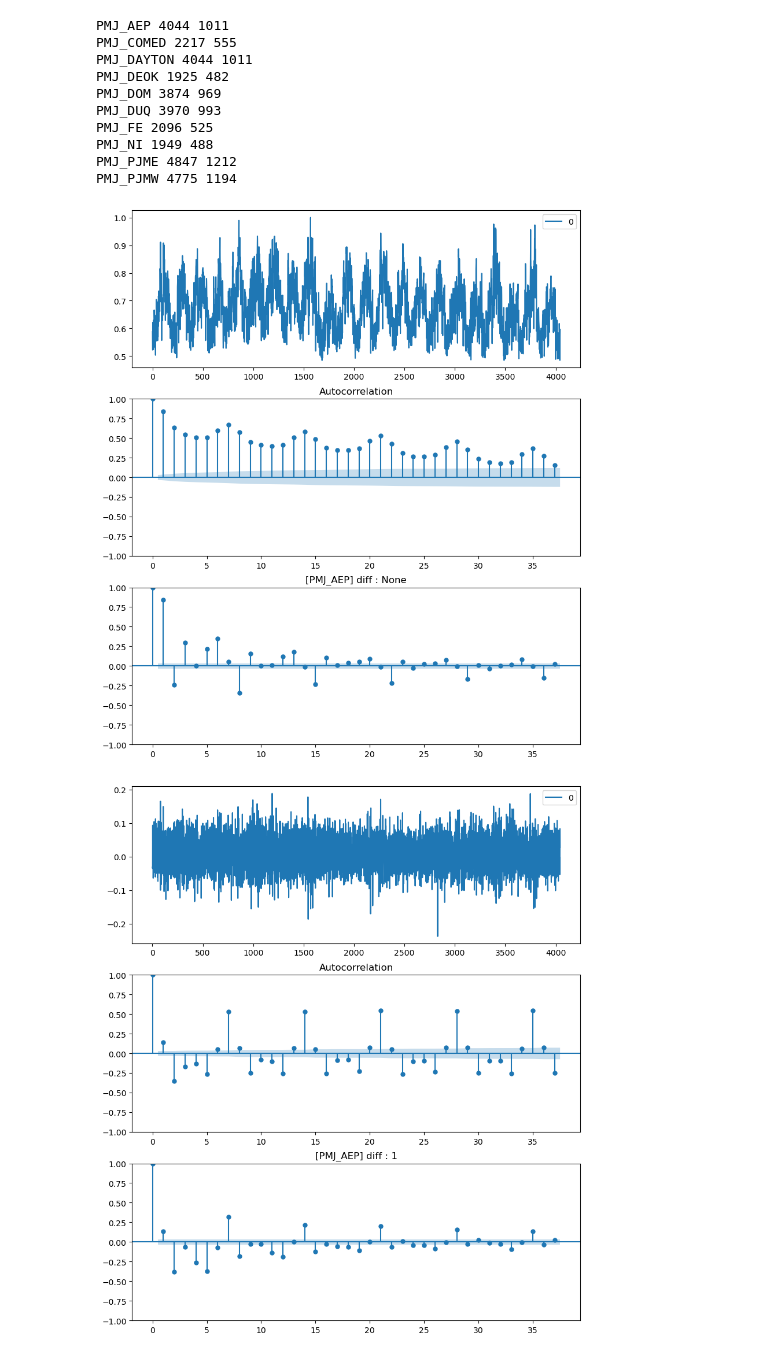
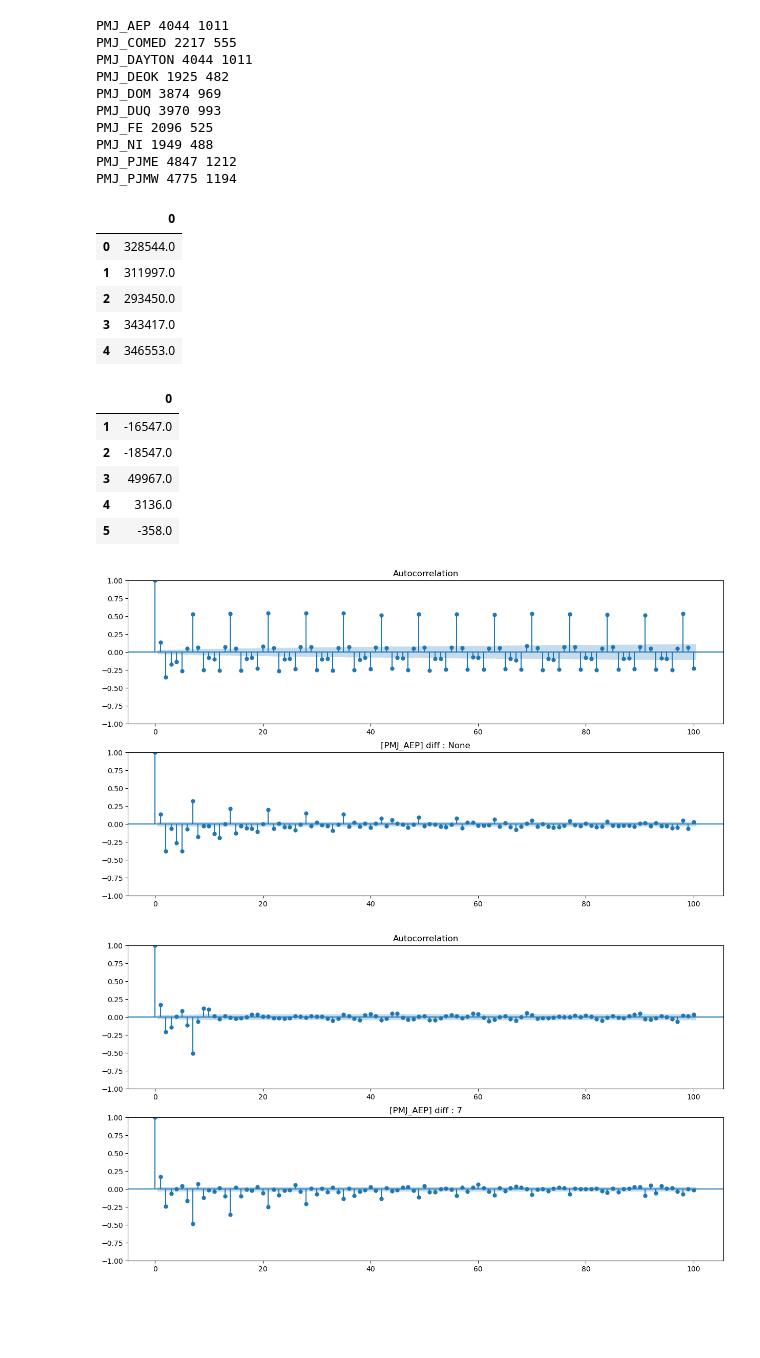
Before and after one commit to qja1998/co2_forecast, a Jupyter notebook: ARIMA/train.ipynb, the cells around one changed output. Drawn from its saved outputs; the diff is of its cells as text; code cells hidden in the pictures; blank space fills up the shorter version.

```diff
--- a/ARIMA/train.ipynb
+++ b/ARIMA/train.ipynb
@@ -33,7 +34,7 @@ df_dict = data_extract(df_dict, pmj_df, 'PMJ', pmj_cols)
 
 for df_name in df_dict:
     df = df_dict[df_name]
-    train_data, val_data, scaler = get_data(df)
+    train_data, val_data, scaler = get_data(df, False)
     print(df_name, len(train_data), len(val_data))
     train_data_list.append((train_data, df_name, scaler))
     val_data_list.append((val_data, df_name, scaler))
@@ -50,3 +51,12 @@ PMJ_PJME 4847 1212
 PMJ_PJMW 4775 1194
 # %%
 tmp_data, t, scaler = train_data_list[0]
+tmp_data = pd.DataFrame(tmp_data)
+tmp_data.head()
+# %% [output]
+|  | 0 |
+| 0 | 328544.0 |
+| 1 | 311997.0 |
+| 2 | 293450.0 |
+| 3 | 343417.0 |
+| 4 | 346553.0 |
@@ -55,9 +63,18 @@ tmp_data = pd.DataFrame(tmp_data)
+# %%
+tmp_diff1 = tmp_data.diff().dropna()
+tmp_diff1.head()
+# %% [output]
+|  | 0 |
+| 1 | -16547.0 |
+| 2 | -18547.0 |
+| 3 | 49967.0 |
+| 4 | 3136.0 |
+| 5 | -358.0 |
 # %%
 from util import plot_ac
-diff = [1, 2, 3, 4]
-for tmp_data, t, scaler in train_data_list[:1]:
-    tmp_data = pd.DataFrame(tmp_data)
-    plot_ac(tmp_data, t, diff, data=True, acf=True, pacf=True)
+diff = [7]
+
+plot_ac(tmp_diff1, t, diff, data=False, acf=True, pacf=True, lags=100)
 # %% [output]
-[figure, old version]
+[figure, new version]
-[figure, old version]
+[figure, new version]
```
Also changed, not shown: parts of 13 cells of this notebook, 4 other files.
